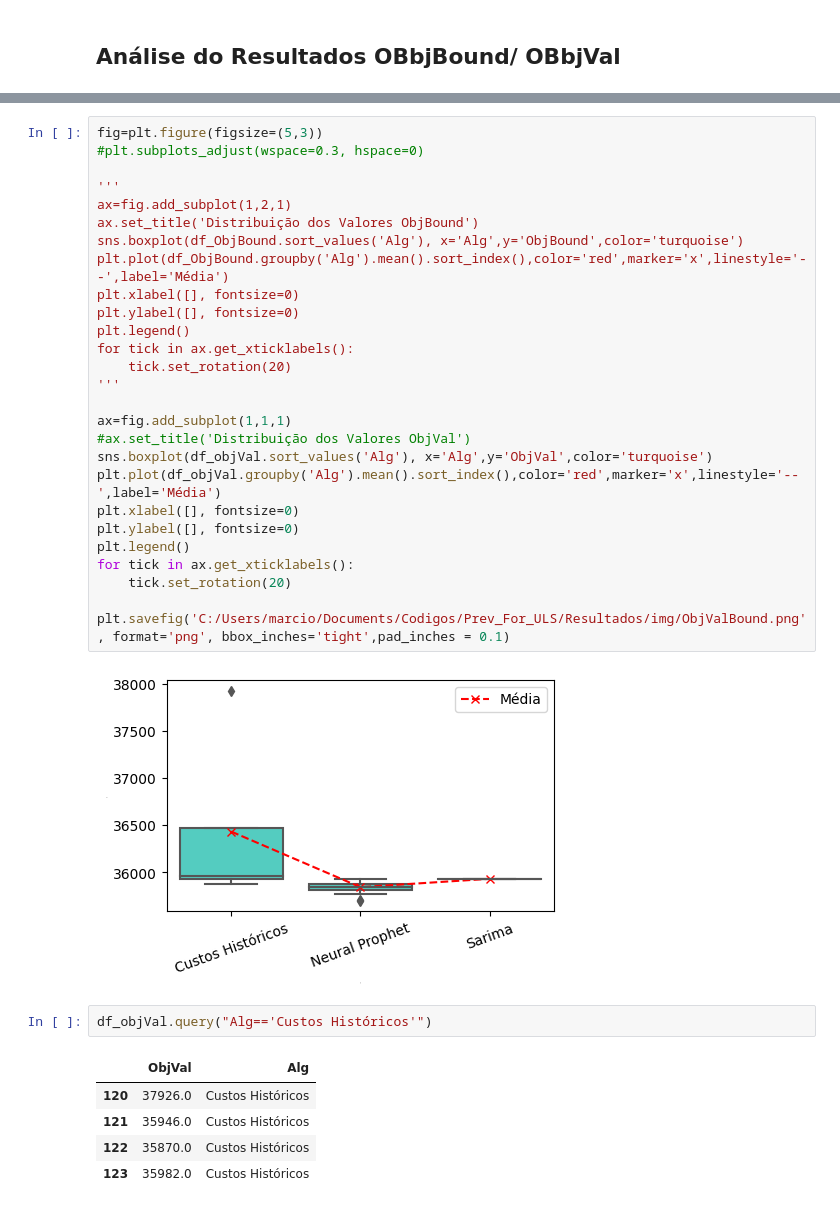
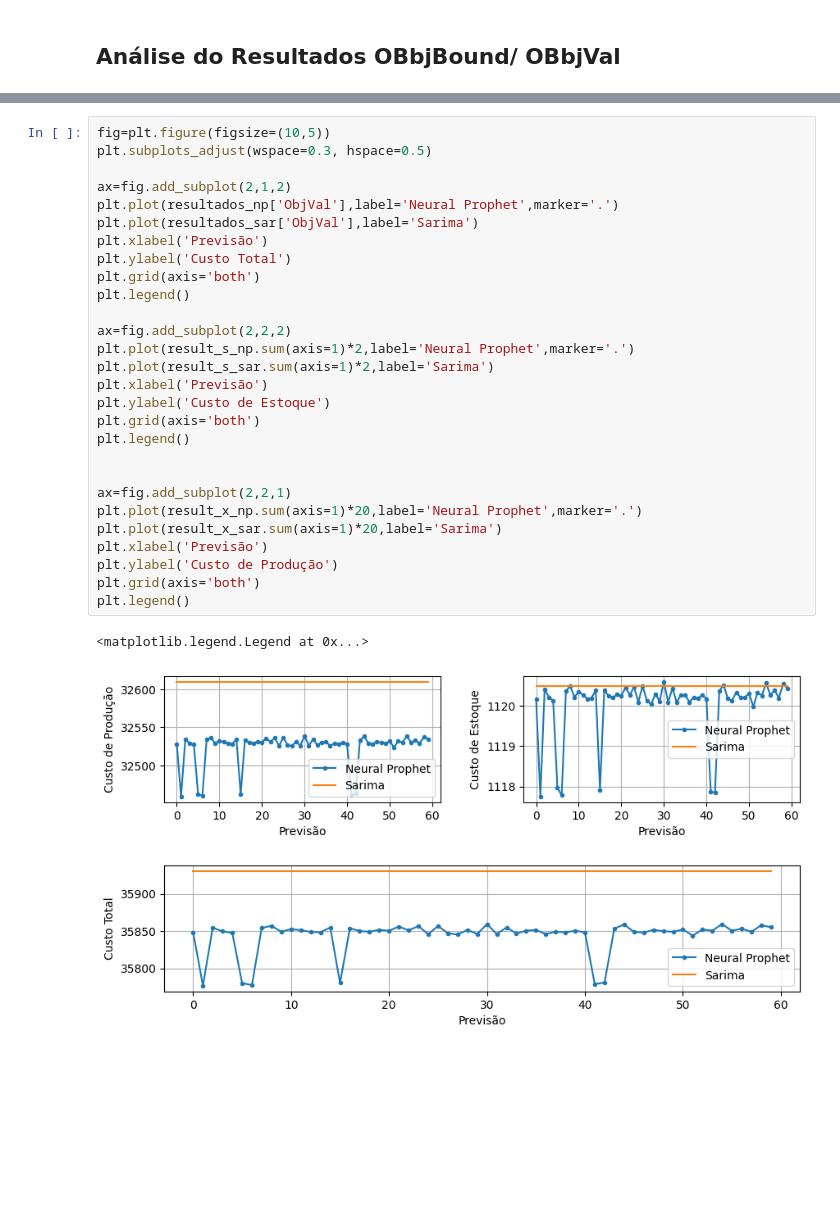
Before and after one commit to MarcioB1999/Prev_For_ULS, a Jupyter notebook: Modelo_pi/resultados_pi_analise.ipynb, the cells around one changed output, grey strips where cells are left out. Drawn from its saved outputs; the diff is of its cells as text; blank space fills up the shorter version.

```diff
--- a/Modelo_pi/resultados_pi_analise.ipynb
+++ b/Modelo_pi/resultados_pi_analise.ipynb
@@ -238,37 +172,31 @@ df_ObjBound = pd.DataFrame({'ObjBound':list(resultados_np['ObjBound'].values)+li
-# %%
-fig=plt.figure(figsize=(5,3))
-#plt.subplots_adjust(wspace=0.3, hspace=0)
-
-'''
-ax=fig.add_subplot(1,2,1)
-ax.set_title('Distribuição dos Valores ObjBound')
-sns.boxplot(df_ObjBound.sort_values('Alg'), x='Alg',y='ObjBound',color='turquoise')
-plt.plot(df_ObjBound.groupby('Alg').mean().sort_index(),color='red',marker='x',linestyle='--',label='Média')
-plt.xlabel([], fontsize=0)
-plt.ylabel([], fontsize=0)
-plt.legend()
-for tick in ax.get_xticklabels():
-    tick.set_rotation(20)
-'''
-
-ax=fig.add_subplot(1,1,1)
-#ax.set_title('Distribuição dos Valores ObjVal')
-sns.boxplot(df_objVal.sort_values('Alg'), x='Alg',y='ObjVal',color='turquoise')
-plt.plot(df_objVal.groupby('Alg').mean().sort_index(),color='red',marker='x',linestyle='--',label='Média')
-plt.xlabel([], fontsize=0)
-plt.ylabel([], fontsize=0)
-plt.legend()
-for tick in ax.get_xticklabels():
-    tick.set_rotation(20)
-
-plt.savefig('C:/Users/marcio/Documents/Codigos/Prev_For_ULS/Resultados/img/ObjValBound.png', format='png', bbox_inches='tight',pad_inches = 0.1)
-# %% [output]
-[figure, removed]
-# %%
-df_objVal.query("Alg=='Custos Históricos'")
-# %% [output]
-|  | ObjVal | Alg |
-| 120 | 37926.0 | Custos Históricos |
-| 121 | 35946.0 | Custos Históricos |
-| 122 | 35870.0 | Custos Históricos |
-| 123 | 35982.0 | Custos Históricos |
+# %%
+fig=plt.figure(figsize=(10,5))
+plt.subplots_adjust(wspace=0.3, hspace=0.5)
+
+ax=fig.add_subplot(2,1,2)
+plt.plot(resultados_np['ObjVal'],label='Neural Prophet',marker='.')
+plt.plot(resultados_sar['ObjVal'],label='Sarima')
+plt.xlabel('Previsão')
+plt.ylabel('Custo Total')
+plt.grid(axis='both')
+plt.legend()
+
+ax=fig.add_subplot(2,2,2)
+plt.plot(result_s_np.sum(axis=1)*2,label='Neural Prophet',marker='.')
+plt.plot(result_s_sar.sum(axis=1)*2,label='Sarima')
+plt.xlabel('Previsão')
+plt.ylabel('Custo de Estoque')
+plt.grid(axis='both')
+plt.legend()
+
+
+ax=fig.add_subplot(2,2,1)
+plt.plot(result_x_np.sum(axis=1)*20,label='Neural Prophet',marker='.')
+plt.plot(result_x_sar.sum(axis=1)*20,label='Sarima')
+plt.xlabel('Previsão')
+plt.ylabel('Custo de Produção')
+plt.grid(axis='both')
+plt.legend()
+# %% [output]
+<matplotlib.legend.Legend at 0x...>
+[figure, added]
```
Also changed, not shown: parts of 42 cells of this notebook, 4 other files.
